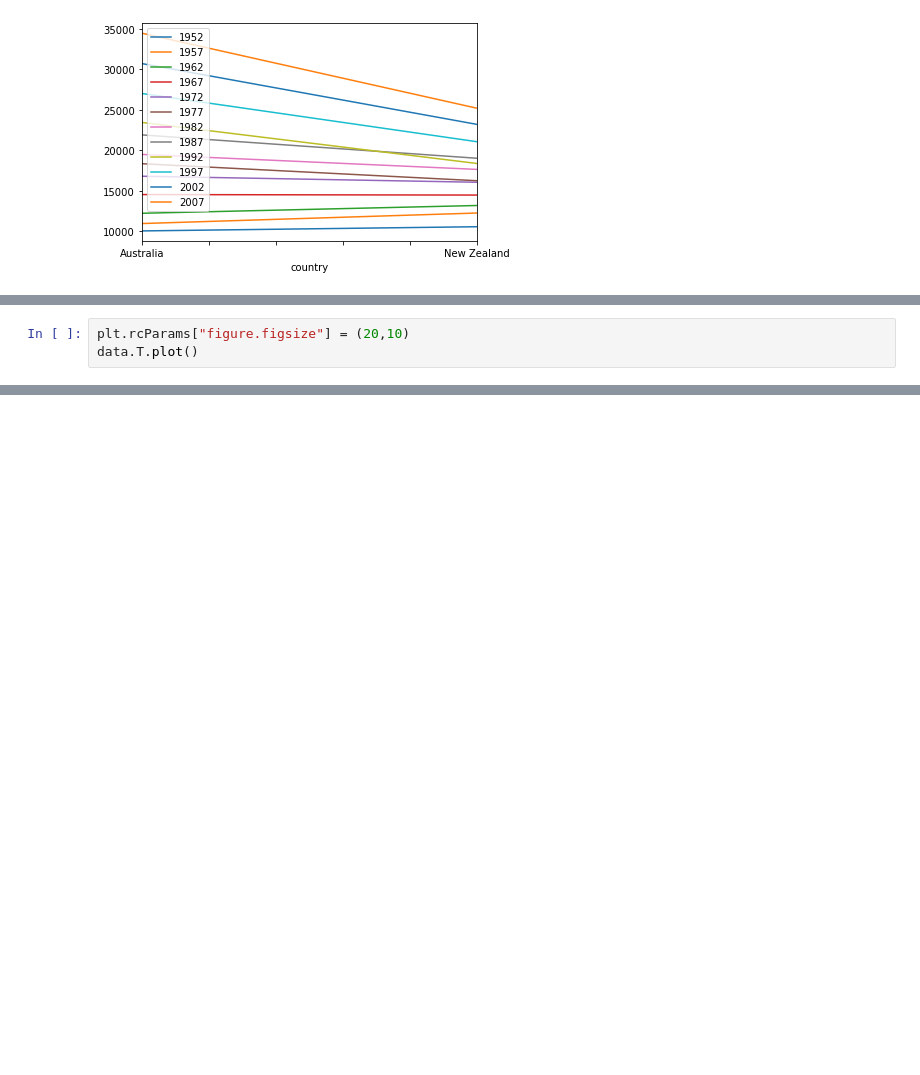
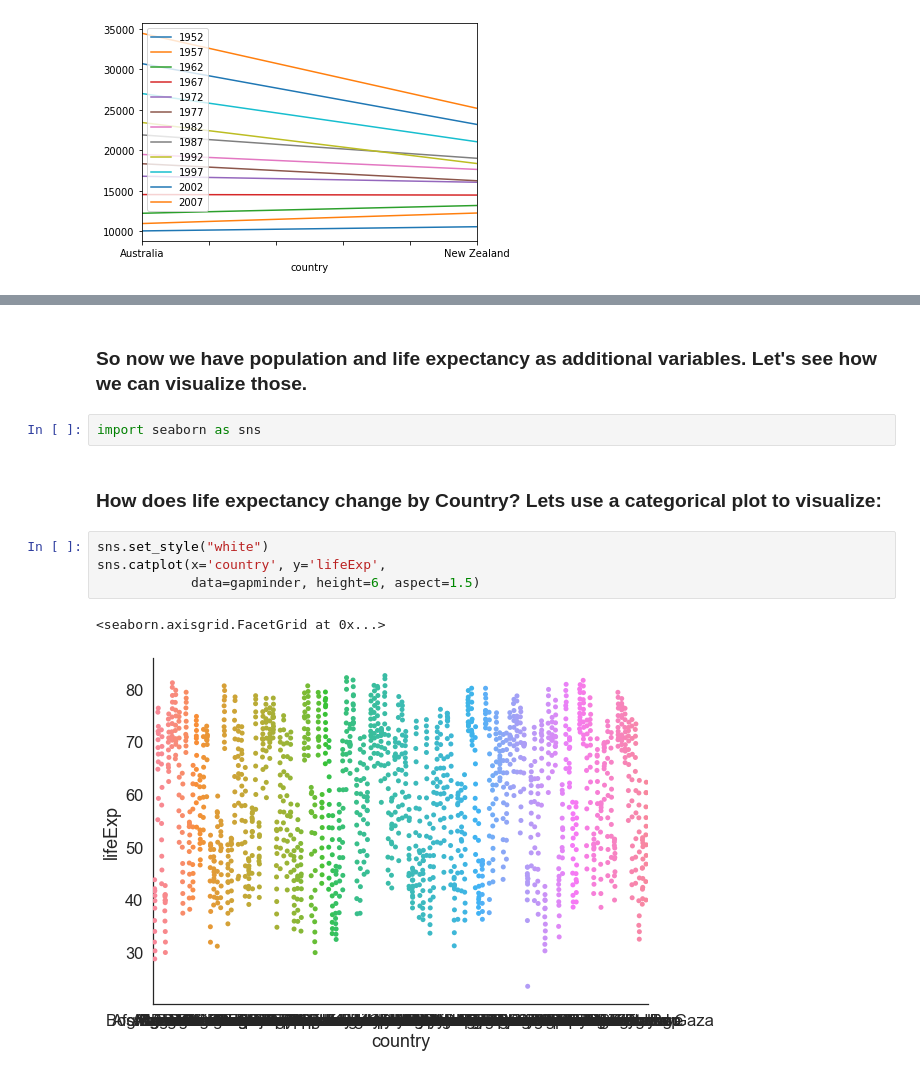
Before and after one commit to geekypete/python-data-vis, a Jupyter notebook: python-data-vis-tutorial.ipynb, the cells around one changed output, grey strips where cells are left out. Saved outputs shown, nothing was run; the diff lists cells and outputs as text; blank space fills up the shorter version.

```diff
--- a/python-data-vis-tutorial.ipynb
+++ b/python-data-vis-tutorial.ipynb
@@ -96,3 +110,0 @@ Thats hard to read! Can we make it bigger?
-# %%
-plt.rcParams["figure.figsize"] = (20,10)
-data.T.plot()
@@ -222,0 +141,13 @@ print(gapminder)
+# %% [markdown]
+### So now we have population and life expectancy as additional variables. Let's see how we can visualize those.
+# %%
+import seaborn as sns
+# %% [markdown]
+### How does life expectancy change by Country? Lets use a categorical plot to visualize:
+# %%
+sns.set_style("white")
+sns.catplot(x='country', y='lifeExp',
+            data=gapminder, height=6, aspect=1.5)
+# %% [output]
+<seaborn.axisgrid.FacetGrid at 0x...>
+[figure, added]
```
Also changed, not shown: parts of 45 cells of this notebook.
